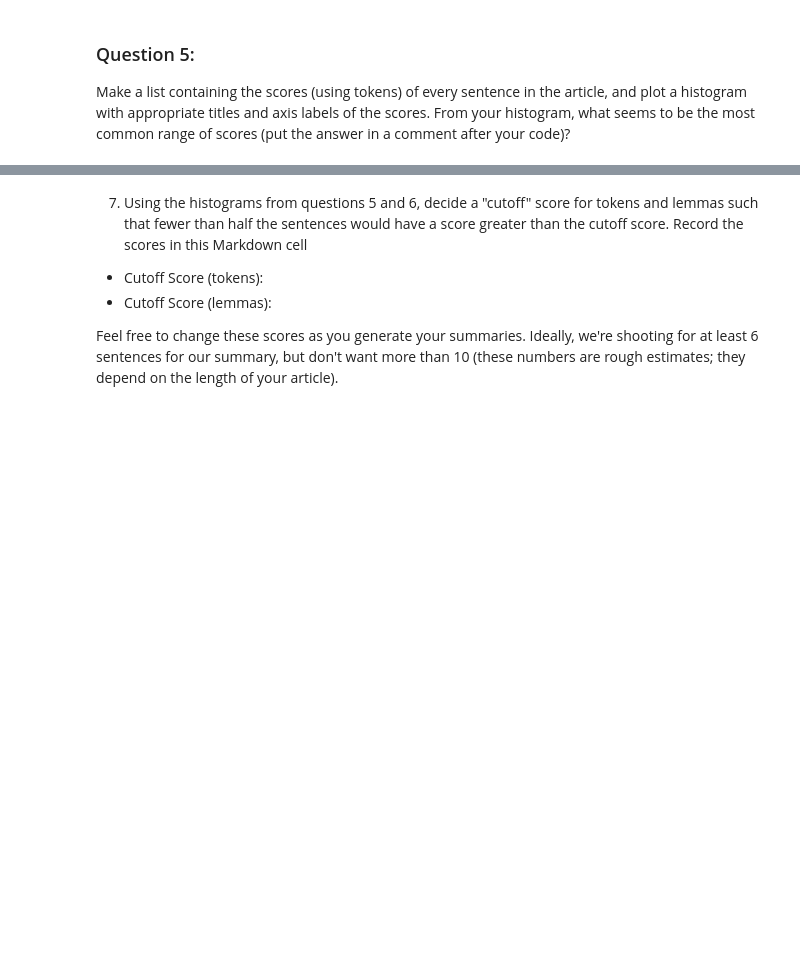
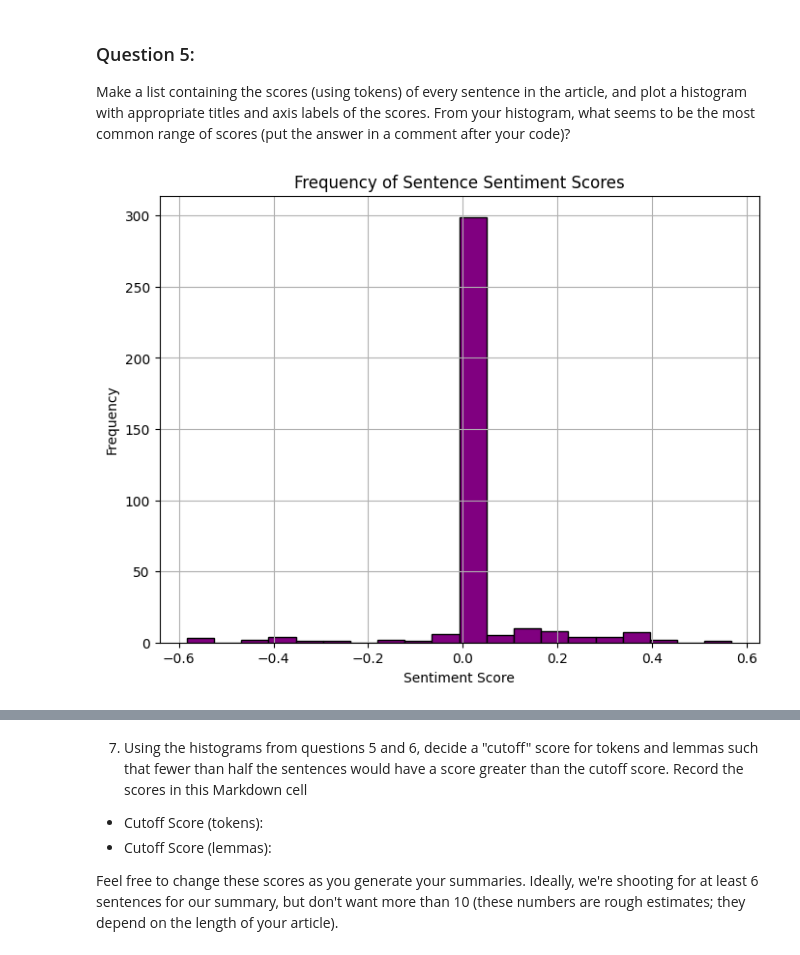
Before and after one commit to prabhasapkota/article-summarizer, a Jupyter notebook: article-summarizer.ipynb, the cells around one changed output, grey strips where cells are left out. Drawn from its saved outputs; the diff is of its cells as text; code cells hidden in the pictures; blank space fills up the shorter version.

```diff
--- a/article-summarizer.ipynb
+++ b/article-summarizer.ipynb
@@ -234,3 +234,24 @@ turn: 1
 # %% [markdown]
 ### Question 5:
  Make a list containing the scores (using tokens) of every sentence in the article, and plot a histogram with appropriate titles and axis labels of the scores. From your histogram, what seems to be the most common range of scores (put the answer in a comment after your code)?
+# %%
+from textblob import TextBlob
+import matplotlib.pyplot as plt
+
+# Calculate sentiment scores for each sentence
+sentence_sentiment_scores = []
+for sentence in doc.sents:
+    # Analyze sentiment using TextBlob
+    sentiment = TextBlob(sentence.text).sentiment.polarity
+    sentence_sentiment_scores.append(sentiment)
+
+# Plot histogram
+plt.figure(figsize=(8, 6))
+plt.hist(sentence_sentiment_scores, bins=20, color='purple', edgecolor='black')
+plt.title('Frequency of Sentence Sentiment Scores')
+plt.xlabel('Sentiment Score')
+plt.ylabel('Frequency')
+plt.grid(True)
+plt.show()
+# %% [output]
+[figure, added]
```
Also changed, not shown: parts of 3 cells of this notebook.
